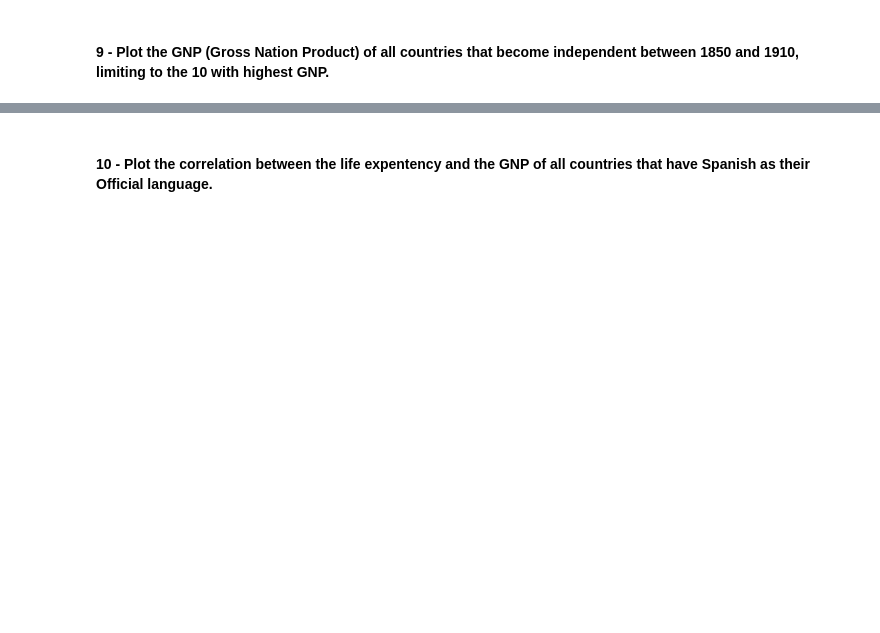
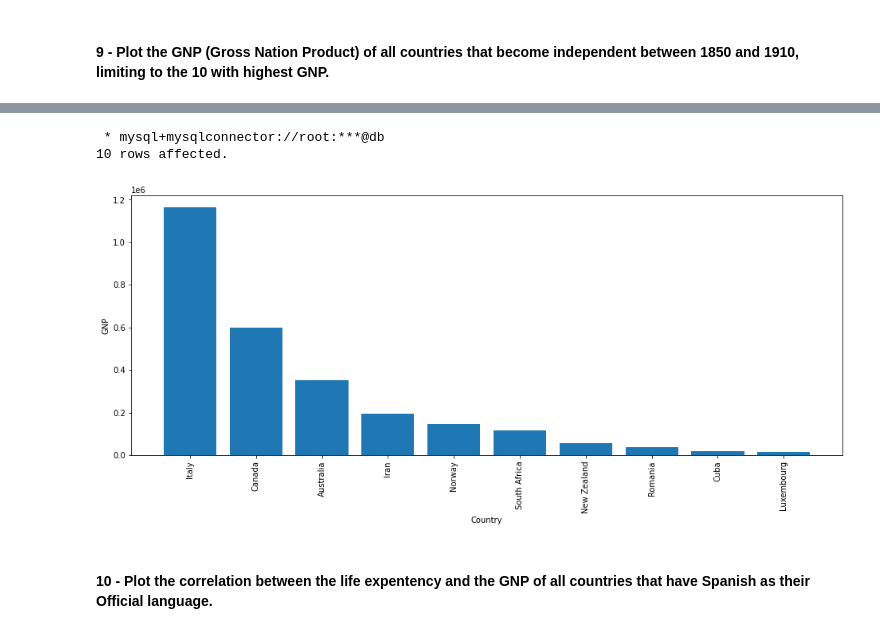
Before and after one commit to NicolaZomer/MAPD-B, a Jupyter notebook: mysql/notebooks/MySQL.ipynb, the cells around one changed output, grey strips where cells are left out. Drawn from its saved outputs; the diff is of its cells as text; code cells hidden in the pictures; blank space fills up the shorter version.

```diff
--- a/mysql/notebooks/MySQL.ipynb
+++ b/mysql/notebooks/MySQL.ipynb
@@ -1834,2 +1902,13 @@ WHERE country.Region = 'Caribbean';
+# %%
+GNP_ = %sql SELECT Name AS Country, GNP FROM country WHERE IndepYear BETWEEN 1850 AND 1910 ORDER BY GNP DESC LIMIT 10;
+
+plt.figure(figsize=(16, 6))
+GNP_.bar()
+plt.xticks(rotation='vertical')
+plt.show()
+# %% [output]
+ * mysql+mysqlconnector://root:***@db
+10 rows affected.
+[figure, added]
 # %% [markdown]
 #### 10 - Plot the correlation between the life expentency and the GNP of all countries that have Spanish as their Official language.
```
Also changed, not shown: parts of 19 cells of this notebook, 1 other file.
